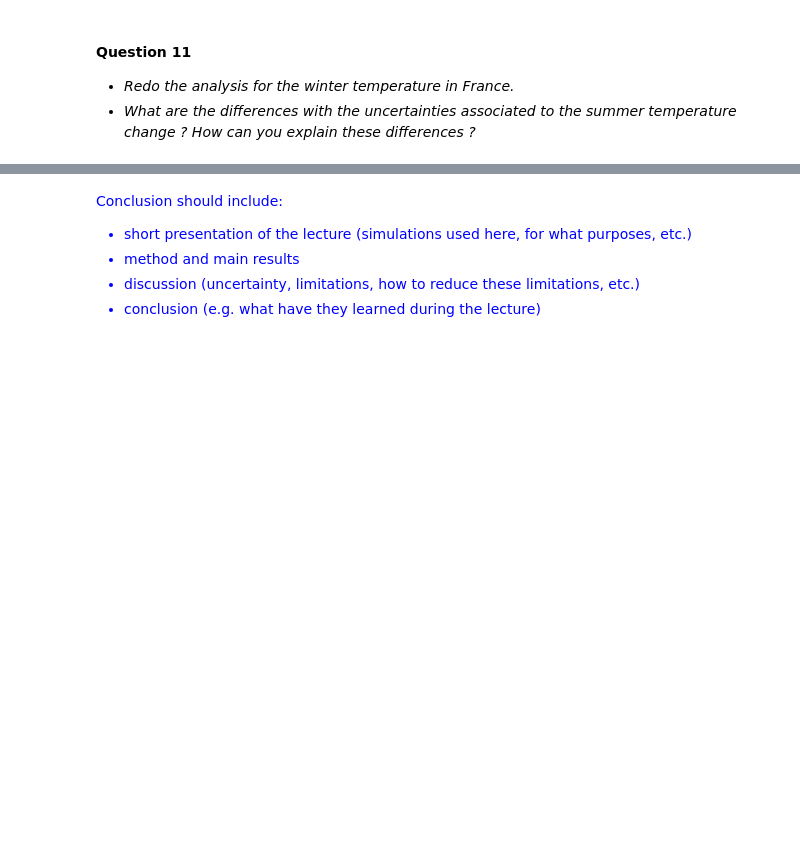
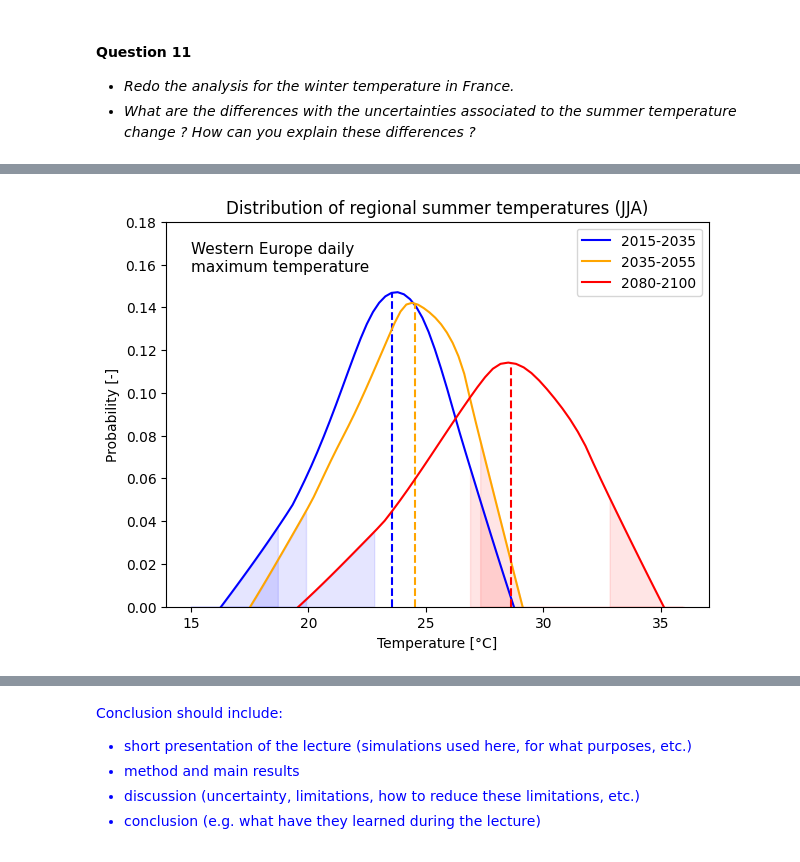
Before and after one commit to acsed-dot/TP-MSOAC-Climate_change, a Jupyter notebook: topics/4-CMIP6_SSP_scenario_uncertainties.ipynb, the cells around one changed output, grey strips where cells are left out. Cells and saved outputs as stored; diff of their text form; code cells hidden in the pictures; blank space fills up the shorter version.

```diff
--- a/topics/4-CMIP6_SSP_scenario_uncertainties.ipynb
+++ b/topics/4-CMIP6_SSP_scenario_uncertainties.ipynb
@@ -1260,0 +1391,47 @@ Response
+# %%
+import statsmodels.api as sm
+
+colors = ['blue', 'orange', 'red']
+
+# create figure
+fig, ax = plt.subplots(1,1, figsize=(7, 5))
+
+for i, p in enumerate(stats_ssp5):
+
+    bins  = stats_ssp5[p]['bins']
+    probs = stats_ssp5[p]['probs']
+
+    # smoothed distrib
+    dist  = sm.nonparametric.lowess(exog=bins, endog=probs,  frac=0.5)[:,1]
+
+    # get quantiles and associated prob
+    q05 = stats_ssp5[p]['Q05']
+    q50 = stats_ssp5[p]['Q50']
+    q95 = stats_ssp5[p]['Q95']
+
+    p05, p50, p95 = np.interp([q05, q50, q95], bins, dist)
+
+    # plot distrib and quantiles
+    label = '{}-{}'.format(p[0].split('-')[0], p[1].split('-')[0])
+
+    ax.plot(bins, dist, color=colors[i], label=label)    # smoothed distribution
+    ax.plot([q50, q50], [0, p50], ls='--', c=colors[i])  # median
+
+    x05 = np.arange(15, q05, 0.1)
+    ax.fill_between(x05, np.interp(x05, bins, dist), color='blue', alpha=0.1) # 5% coldest temperature
+
+    x95 = np.arange(q95, 36, 0.1)
+    ax.fill_between(x95, np.interp(x95, bins, dist), color='red', alpha=0.1)  # 5% warmest temperature
+
+# ax properties
+ax.set_ylim((0, 0.18))
+ax.set_ylabel('Probability [-]')
+ax.set_xlabel('Temperature [°C]')
+
+ax.legend()
+
+ax.text(15, 0.157, "Western Europe daily\nmaximum temperature", fontsize=11)
+
+_ = ax.set_title('Distribution of regional summer temperatures (JJA)')
+# %% [output]
+[figure, added]
```
Also changed, not shown: parts of 23 cells of this notebook, 1 other file.
